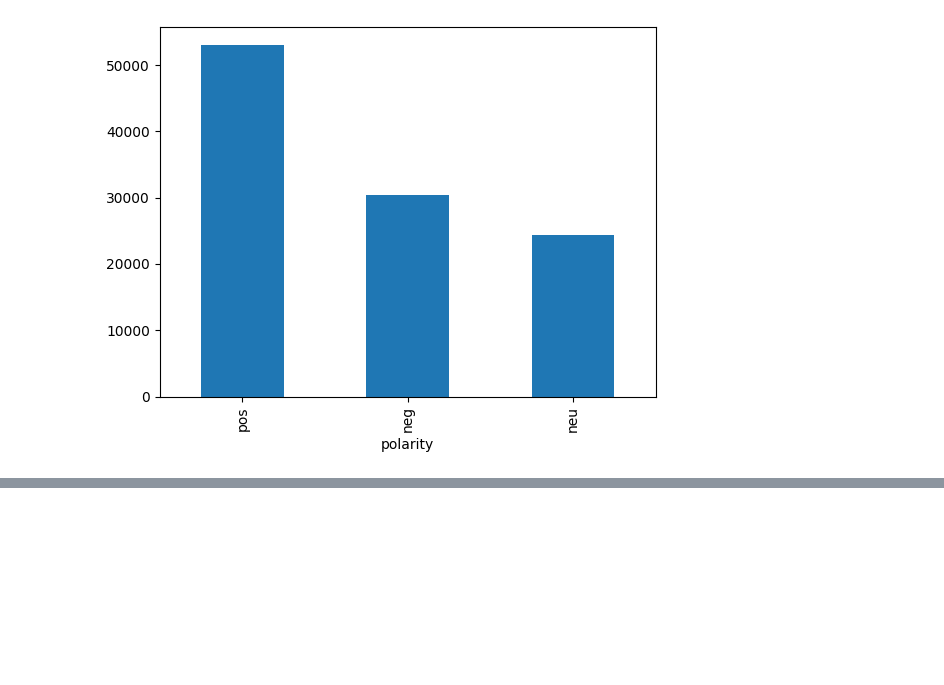
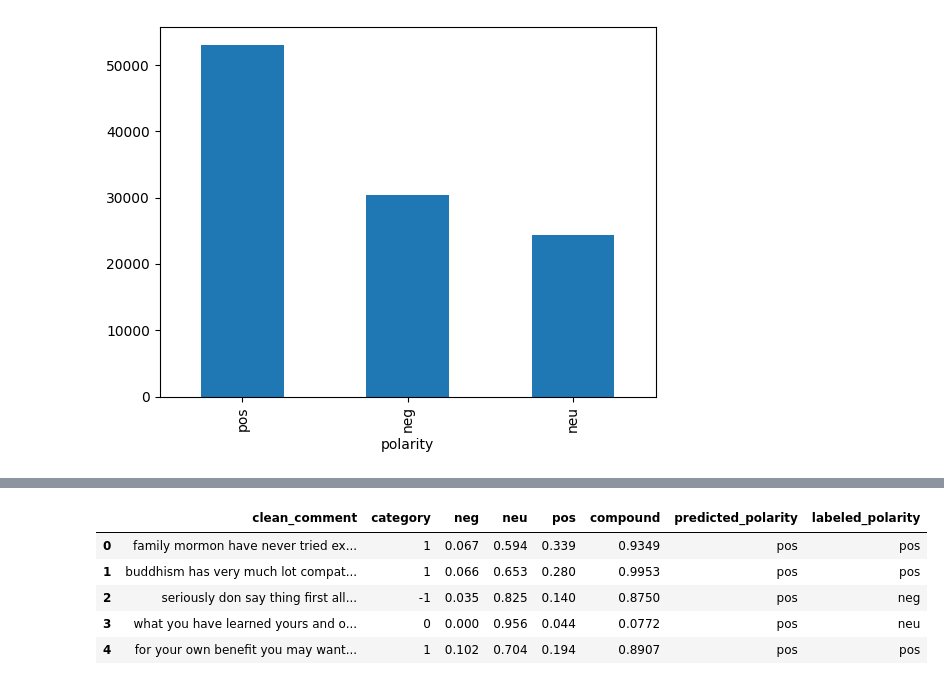
Before and after one commit to wbcmthh42/plp_practice_proj, a Jupyter notebook: sentiment_qiulin/Sentiment_analysis_vader.ipynb, the cells around one changed output, grey strips where cells are left out. Cells and saved outputs as stored; diff of their text form; code cells hidden in the pictures; blank space fills up the shorter version.

```diff
--- a/sentiment_qiulin/Sentiment_analysis_vader.ipynb
+++ b/sentiment_qiulin/Sentiment_analysis_vader.ipynb
@@ -92,0 +97,5 @@ plt.show()
+# %%
+import pandas as pd
+file_path = '/Users/suqiulin/Downloads/Reddit_Data.csv'
+df_eval=pd.read_csv(file_path)
+df_eval.head()
@@ -92,0 +115,12 @@ plt.show()
+# %%
+df_eval[['neg', 'neu', 'pos', 'compound']] = df_eval['clean_comment'].apply(get_sentiment_na).apply(pd.Series)
+df_eval['predicted_polarity'] = df_eval['compound'].apply(lambda x: 'pos' if x > 0 else ('neg' if x < 0 else 'neu'))
+df_eval['labeled_polarity'] = df_eval['category'].apply(lambda x: 'pos' if x > 0 else ('neg' if x < 0 else 'neu'))
+df_eval.head()
+# %% [output]
+|  | clean_comment | category | neg | neu | pos | compound | predicted_polarity | labeled_polarity |
+| 0 | family mormon have never tried ex... | 1 | 0.067 | 0.594 | 0.339 | 0.9349 | pos | pos |
+| 1 | buddhism has very much lot compat... | 1 | 0.066 | 0.653 | 0.280 | 0.9953 | pos | pos |
+| 2 | seriously don say thing first all... | -1 | 0.035 | 0.825 | 0.140 | 0.8750 | pos | neg |
+| 3 | what you have learned yours and o... | 0 | 0.000 | 0.956 | 0.044 | 0.0772 | pos | neu |
+| 4 | for your own benefit you may want... | 1 | 0.102 | 0.704 | 0.194 | 0.8907 | pos | pos |
```
Also changed, not shown: parts of 7 cells of this notebook, 1 other file.
